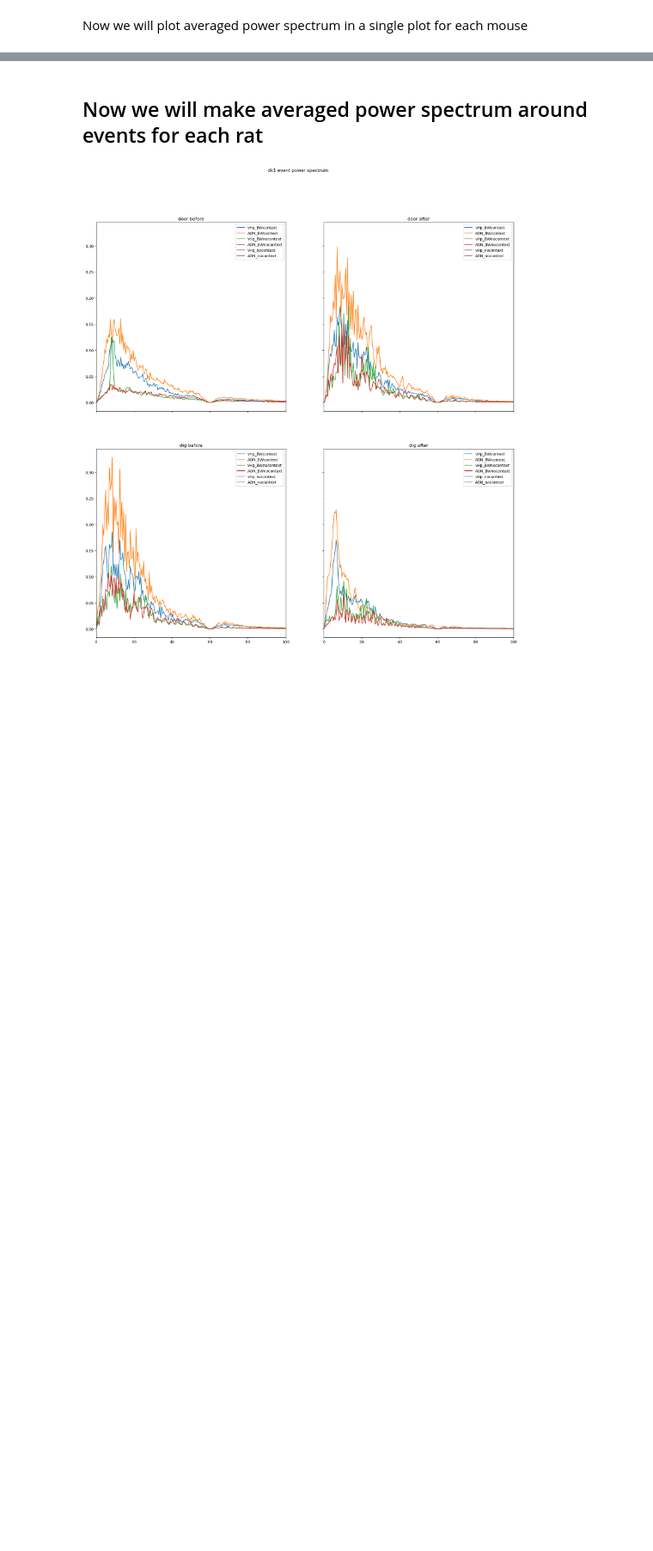
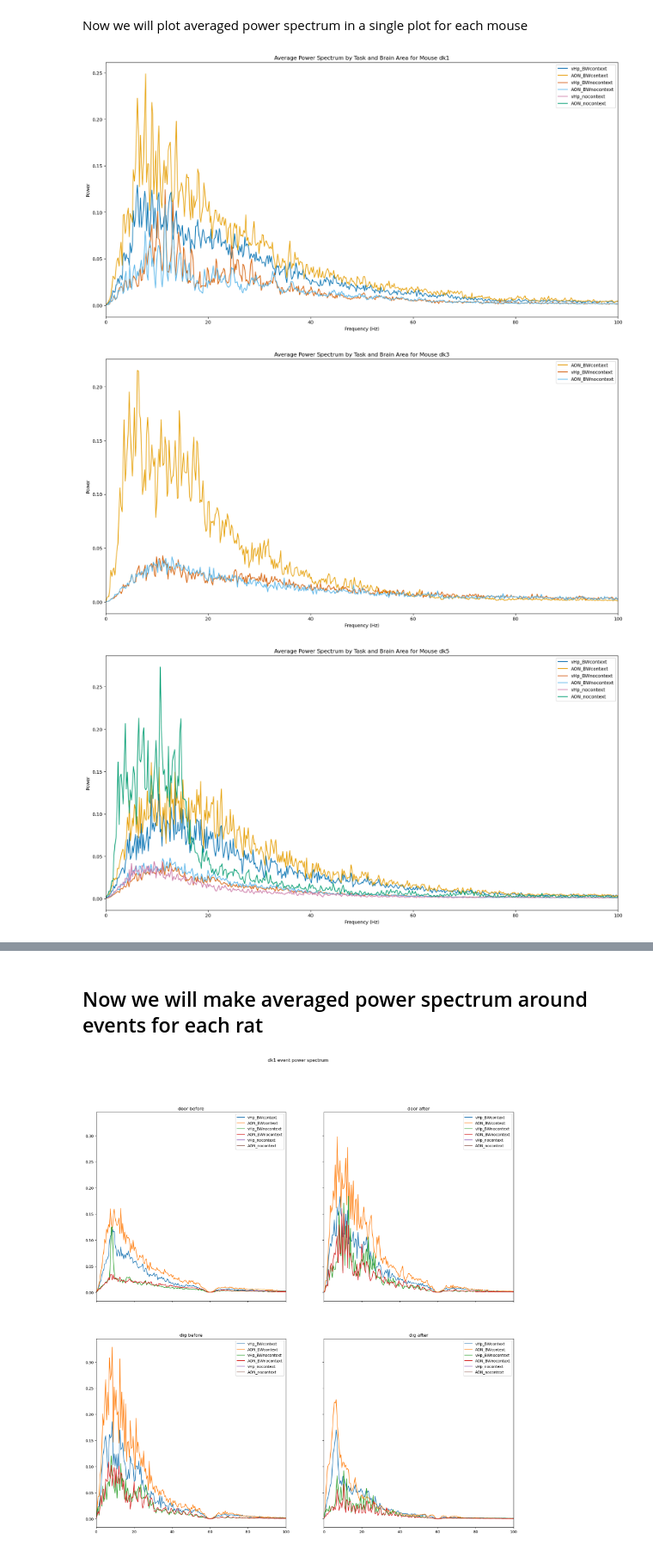
Before and after one commit to namanagrawal97/cpl_analysis_naman, a Jupyter notebook: 02_power_spectrum.ipynb, the cells around one changed output, grey strips where cells are left out. Shown at 86% size. Saved outputs shown, nothing was run; the diff lists cells and outputs as text; code cells hidden in the pictures; blank space fills up the shorter version.

```diff
--- a/02_power_spectrum.ipynb
+++ b/02_power_spectrum.ipynb
@@ -123,7 +123,7 @@ for file in files:
 
                     event_data_df.append(event_row)
                     faxis, Sxx = functions.frequency_domain(data_complete_trial, time)
-                    f_w,sxx_w=scipy.signal.welch(data_complete_trial,sampling_rate)
+                    f_w,sxx_w=scipy.signal.welch(data_complete_trial,sampling_rate,nperseg=1000)
                     compiled_data.append([i, faxis, Sxx])
                     power_spectra.append(Sxx)
 
@@ -221,7 +312,7 @@ for i,rat in enumerate(rats):
     rat_df_csv = pd.DataFrame.from_dict(rat_dict, orient='index').transpose()
 
     # Save the DataFrame as a CSV file
-    #rat_df_csv.to_csv(os.path.join(savepath,f'task_{rat}_baseline_power.csv'), index=False)
+    rat_df_csv.to_csv(os.path.join(savepath,f'task_{rat}_baseline_power.csv'), index=False)
 
     #Plotting the thing
     ax=axs[i]
@@ -229,4 +320,4 @@ for i,rat in enumerate(rats):
     sns.stripplot(x=rat_df['task'], y=rat_df['before_data_power'], hue=rat_df['channel_id'],ax=ax, jitter=True, dodge=True,edgecolor='black',linewidth=1)
 
     ax.set_title(f'{rat}')
-#fig.savefig(os.path.join(savepath,'baselinepower.png'),format='png',dpi=300, bbox_inches='tight')
+fig.savefig(os.path.join(savepath,'baselinepower_indrat.png'),format='png',dpi=300, bbox_inches='tight')
@@ -241,7 +351,7 @@ color_scheme = {
     'AON': ['#E69F00', '#56B4E9', '#009E73', '#F0E442'],
     'vHp': ['#0072B2', '#D55E00', '#CC79A7', '#999999']
 }
-
+averaged_data=averaged_data
 brain_areas = ['AON', 'vHp']
 mouse_ids = np.unique(averaged_data['mouse_id'])
 tasks = np.unique(averaged_data['task'])
@@ -259,31 +369,35 @@ for mouse in mouse_ids:
         task_data_vhp = task_data_vhp.reset_index(drop=True)
         task_data_aon = task_data_aon.reset_index(drop=True)
 
         color_aon = color_scheme['AON'][i % len(color_scheme['AON'])]
         color_vhp = color_scheme['vHp'][i % len(color_scheme['vHp'])]
 
         if not task_data_vhp.empty:
             # Ensure all power spectra have the same length
             min_length_vhp = min(len(spectrum) for spectrum in task_data_vhp['average_power_spectrum'])
             task_data_vhp_spectra = [spectrum[:min_length_vhp] for spectrum in task_data_vhp['average_power_spectrum']]
             task_data_vhp_mean = np.mean(task_data_vhp_spectra, axis=0)
 
             faxis=np.linspace(0,1000,num=len(task_data_vhp_mean))
 
             ax.plot(faxis,task_data_vhp_mean, label=f'vHp_{task}', color=color_vhp)
 
         if not task_data_aon.empty:
             # Ensure all power spectra have the same length
             min_length_aon = min(len(spectrum) for spectrum in task_data_aon['average_power_spectrum'])
             task_data_aon_spectra = [spectrum[:min_length_aon] for spectrum in task_data_aon['average_power_spectrum']]
             task_data_aon_mean = np.mean(task_data_aon_spectra, axis=0)
             faxis=np.linspace(0,1000,num=len(task_data_aon_mean))
             ax.plot(faxis, task_data_aon_mean, label=f'AON_{task}', color=color_aon)
 
     ax.set_xlim(0, 100)
     ax.set_xlabel('Frequency (Hz)')
     ax.set_ylabel('Power')
     ax.set_title(f'Average Power Spectrum by Task and Brain Area for Mouse {mouse}')
     ax.legend()
-    #fig.savefig(os.path.join(savepath,f'average_power_spectrum_{mouse}.png'), dpi=300, bbox_inches='tight')
+    fig.savefig(os.path.join(savepath,f'average_power_spectrum_complete_trial_{mouse}.png'), dpi=300, bbox_inches='tight')
     plt.show()
+# %% [output]
+[figure, added]
+[figure, added]
+[figure, added]
```
Also changed, not shown: parts of 6 cells of this notebook.
